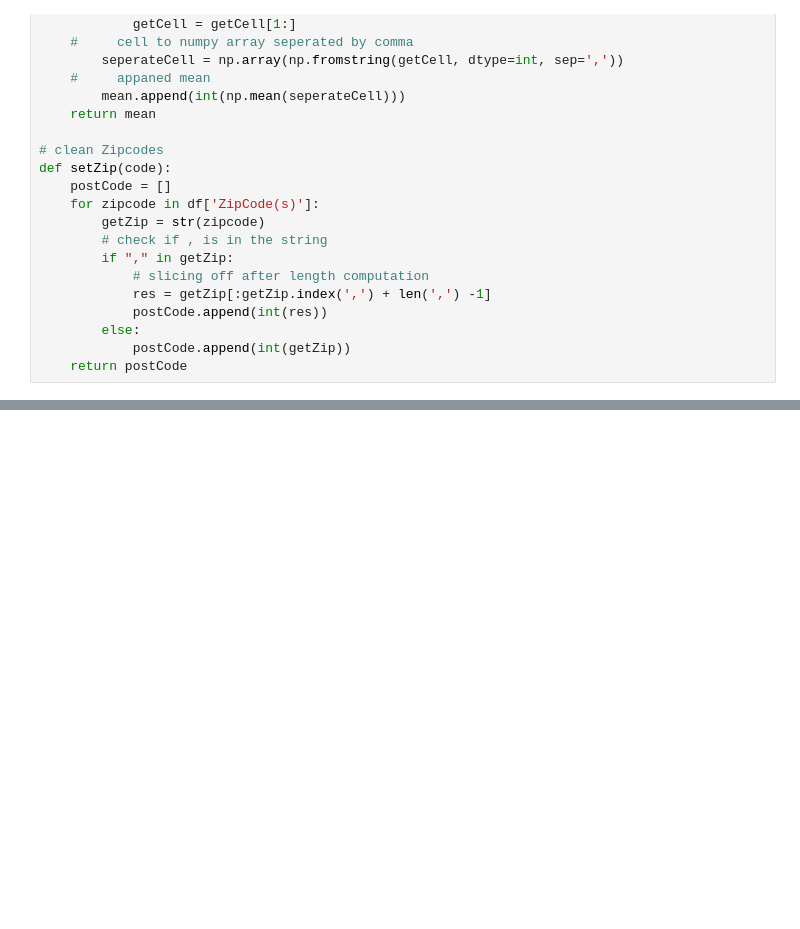
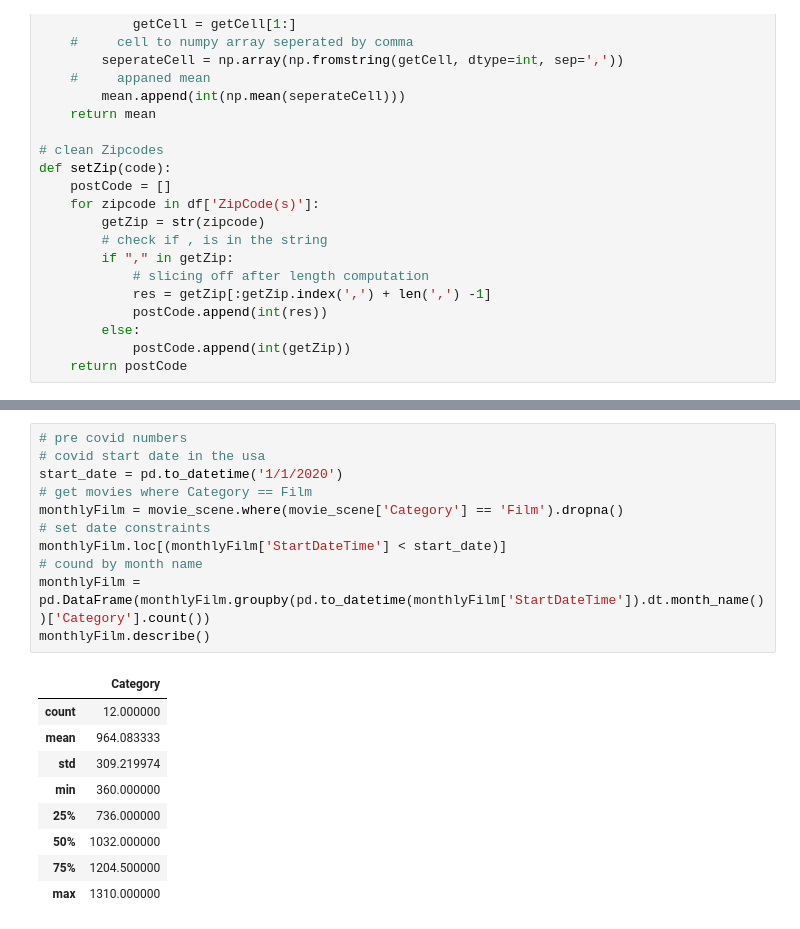
Before and after one commit to MunyaradziMagura/New-York-Movies-Scene, a Jupyter notebook: new_york_movies_scene.ipynb, the cells around one changed output, grey strips where cells are left out. Saved outputs shown, nothing was run; the diff lists cells and outputs as text; blank space fills up the shorter version.

```diff
--- a/new_york_movies_scene.ipynb
+++ b/new_york_movies_scene.ipynb
@@ -52,0 +71,21 @@ movie_scene.shape
+# %%
+# pre covid numbers
+# covid start date in the usa
+start_date = pd.to_datetime('1/1/2020')
+# get movies where Category == Film
+monthlyFilm = movie_scene.where(movie_scene['Category'] == 'Film').dropna()
+# set date constraints
+monthlyFilm.loc[(monthlyFilm['StartDateTime'] < start_date)]
+# cound by month name
+monthlyFilm = pd.DataFrame(monthlyFilm.groupby(pd.to_datetime(monthlyFilm['StartDateTime']).dt.month_name())['Category'].count())
+monthlyFilm.describe()
+# %% [output]
+|  | Category |
+| count | 12.000000 |
+| mean | 964.083333 |
+| std | 309.219974 |
+| min | 360.000000 |
+| 25% | 736.000000 |
+| 50% | 1032.000000 |
+| 75% | 1204.500000 |
+| max | 1310.000000 |
```
Also changed, not shown: parts of 8 cells of this notebook.
